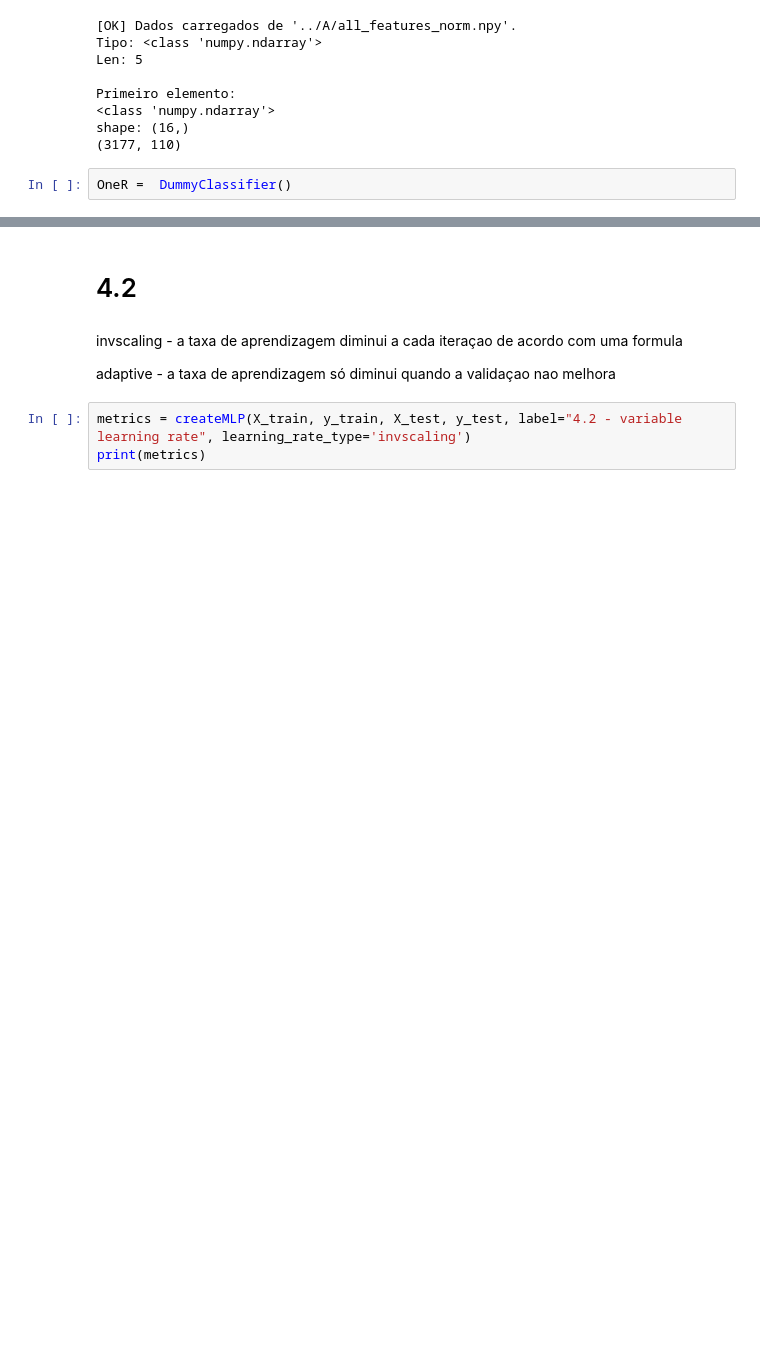
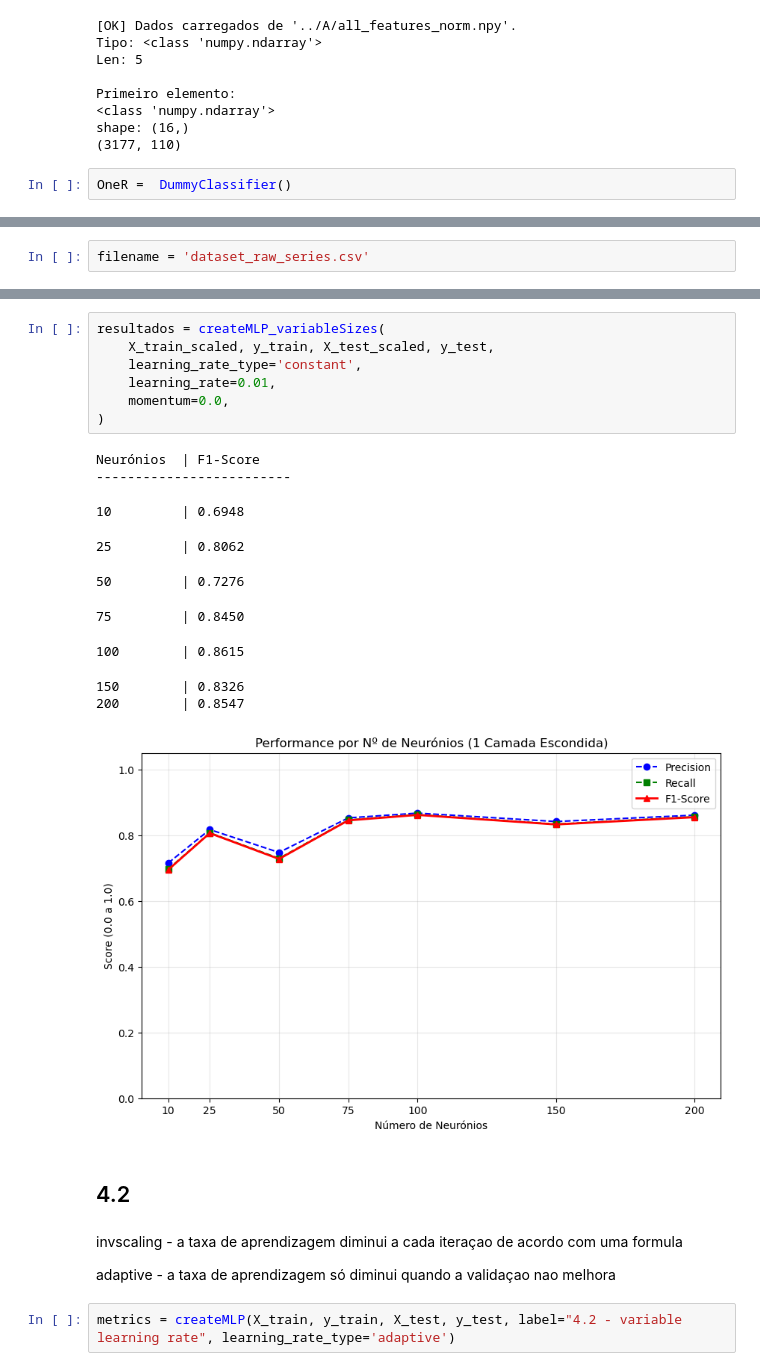
Before and after one commit to Xaneca/TCD_2025, a Jupyter notebook: B/mainClassifierOrganized.ipynb, the cells around one changed output, grey strips where cells are left out. Saved outputs shown, nothing was run; the diff lists cells and outputs as text; blank space fills up the shorter version.

```diff
--- a/B/mainClassifierOrganized.ipynb
+++ b/B/mainClassifierOrganized.ipynb
@@ -235,0 +240,2 @@ OneR =  DummyClassifier()
+# %%
+filename = 'dataset_raw_series.csv'
@@ -241,9 +337,26 @@ print(metrics)
+# %%
+resultados = createMLP_variableSizes(
+    X_train_scaled, y_train, X_test_scaled, y_test,
+    learning_rate_type='constant',
+    learning_rate=0.01,
+    momentum=0.0,
+)
+# %% [output]
+Neurónios  | F1-Score
+-------------------------
+10         | 0.6948
+25         | 0.8062
+50         | 0.7276
+75         | 0.8450
+100        | 0.8615
+150        | 0.8326
+200        | 0.8547
+[figure, added]
 # %% [markdown]
-# 4.2
+## 4.2
 # %% [markdown]
 invscaling - a taxa de aprendizagem diminui a cada iteraçao de acordo com uma formula
 
 adaptive - a taxa de aprendizagem só diminui quando a validaçao nao melhora
 # %%
-metrics = createMLP(X_train, y_train, X_test, y_test, label="4.2 - variable learning rate", learning_rate_type='invscaling')
-print(metrics)
+metrics = createMLP(X_train, y_train, X_test, y_test, label="4.2 - variable learning rate", learning_rate_type='adaptive')
```
Also changed, not shown: parts of 13 cells of this notebook, 3 other files.
